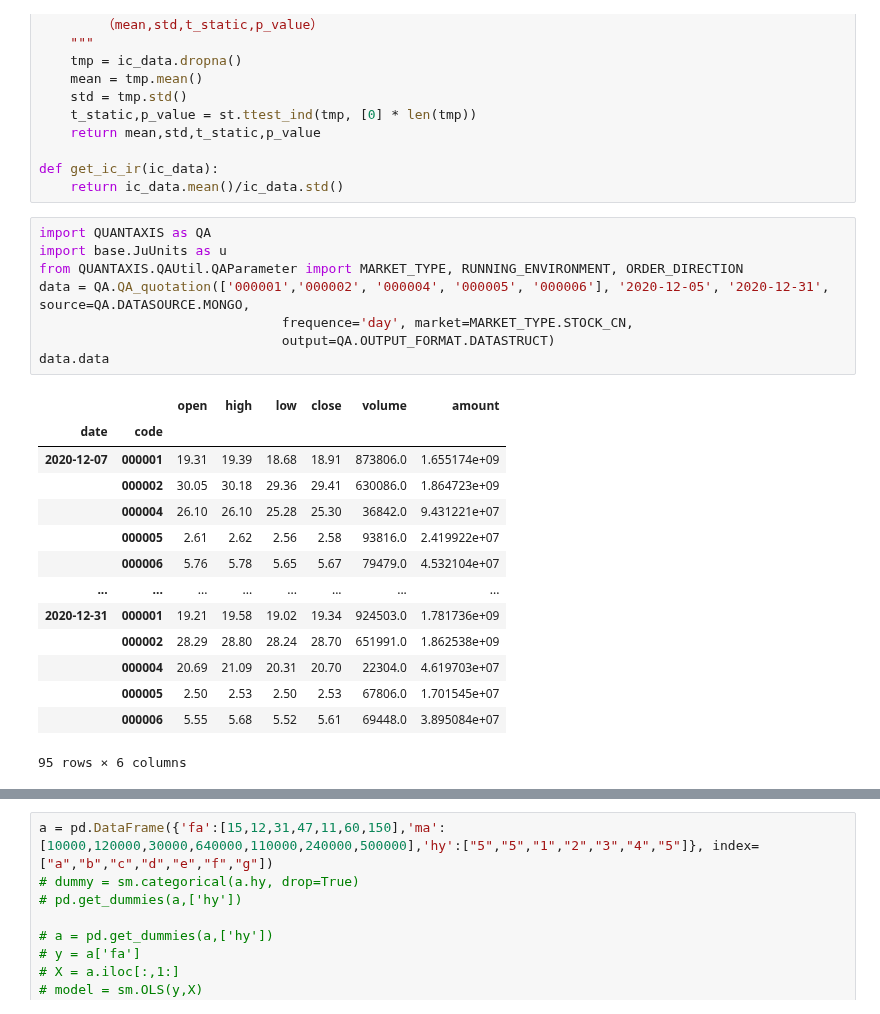
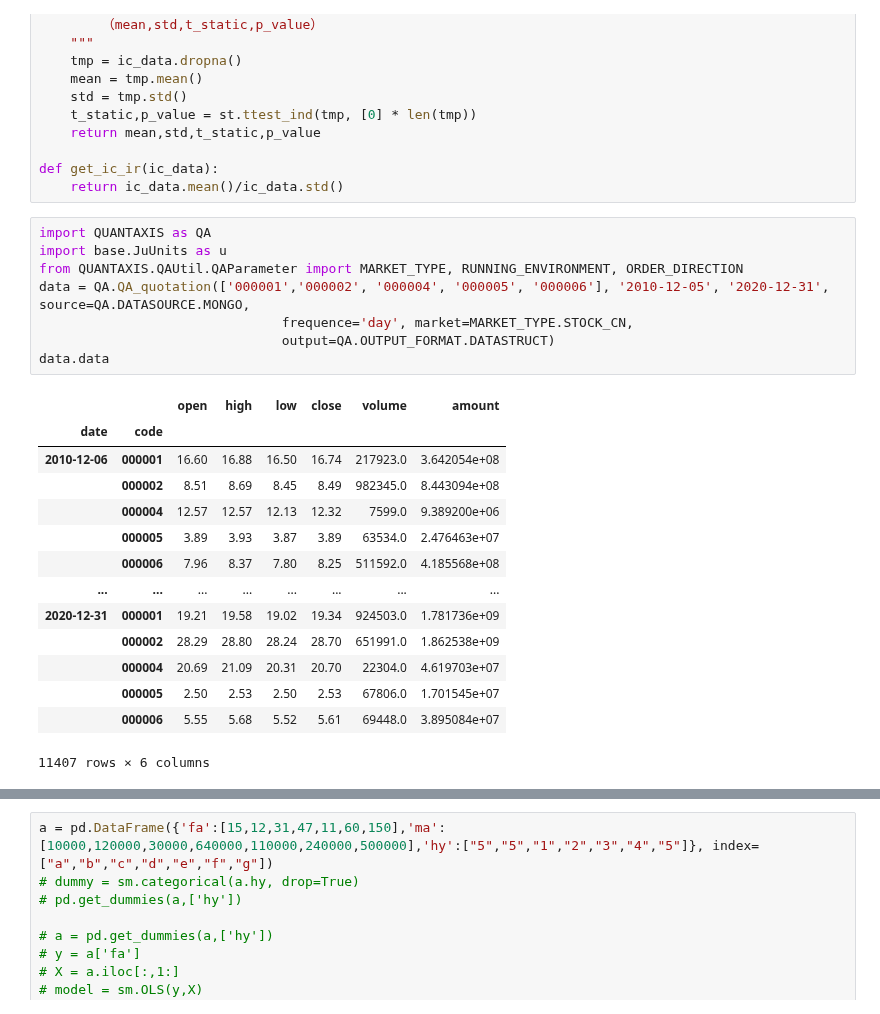
Before and after one commit to kaikai03/IndicatorLab, a Jupyter notebook: Untitled.ipynb, the cells around one changed output, grey strips where cells are left out. Cells and saved outputs as stored; diff of their text form.

```diff
--- a/Untitled.ipynb
+++ b/Untitled.ipynb
@@ -97,25 +97,25 @@ def get_ic_ir(ic_data):
 # %%
 import QUANTAXIS as QA
 import base.JuUnits as u
 from QUANTAXIS.QAUtil.QAParameter import MARKET_TYPE, RUNNING_ENVIRONMENT, ORDER_DIRECTION
-data = QA.QA_quotation(['000001','000002', '000004', '000005', '000006'], '2020-12-05', '2020-12-31', source=QA.DATASOURCE.MONGO,
+data = QA.QA_quotation(['000001','000002', '000004', '000005', '000006'], '2010-12-05', '2020-12-31', source=QA.DATASOURCE.MONGO,
                                frequence='day', market=MARKET_TYPE.STOCK_CN,
                                output=QA.OUTPUT_FORMAT.DATASTRUCT)
 data.data
 # %% [output]
 |  |  | open | high | low | close | volume | amount |
 | date | code |  |  |  |  |  |  |
-| 2020-12-07 | 000001 | 19.31 | 19.39 | 18.68 | 18.91 | 873806.0 | 1.655174e+09 |
-|  | 000002 | 30.05 | 30.18 | 29.36 | 29.41 | 630086.0 | 1.864723e+09 |
-|  | 000004 | 26.10 | 26.10 | 25.28 | 25.30 | 36842.0 | 9.431221e+07 |
-|  | 000005 | 2.61 | 2.62 | 2.56 | 2.58 | 93816.0 | 2.419922e+07 |
-|  | 000006 | 5.76 | 5.78 | 5.65 | 5.67 | 79479.0 | 4.532104e+07 |
+| 2010-12-06 | 000001 | 16.60 | 16.88 | 16.50 | 16.74 | 217923.0 | 3.642054e+08 |
+|  | 000002 | 8.51 | 8.69 | 8.45 | 8.49 | 982345.0 | 8.443094e+08 |
+|  | 000004 | 12.57 | 12.57 | 12.13 | 12.32 | 7599.0 | 9.389200e+06 |
+|  | 000005 | 3.89 | 3.93 | 3.87 | 3.89 | 63534.0 | 2.476463e+07 |
+|  | 000006 | 7.96 | 8.37 | 7.80 | 8.25 | 511592.0 | 4.185568e+08 |
 | ... | ... | ... | ... | ... | ... | ... | ... |
 | 2020-12-31 | 000001 | 19.21 | 19.58 | 19.02 | 19.34 | 924503.0 | 1.781736e+09 |
 |  | 000002 | 28.29 | 28.80 | 28.24 | 28.70 | 651991.0 | 1.862538e+09 |
 |  | 000004 | 20.69 | 21.09 | 20.31 | 20.70 | 22304.0 | 4.619703e+07 |
 |  | 000005 | 2.50 | 2.53 | 2.50 | 2.53 | 67806.0 | 1.701545e+07 |
 |  | 000006 | 5.55 | 5.68 | 5.52 | 5.61 | 69448.0 | 3.895084e+07 |
-95 rows × 6 columns
+11407 rows × 6 columns
 # %%
 %%time
```
Also changed, not shown: parts of 1 cell of this notebook, 1 other file.
